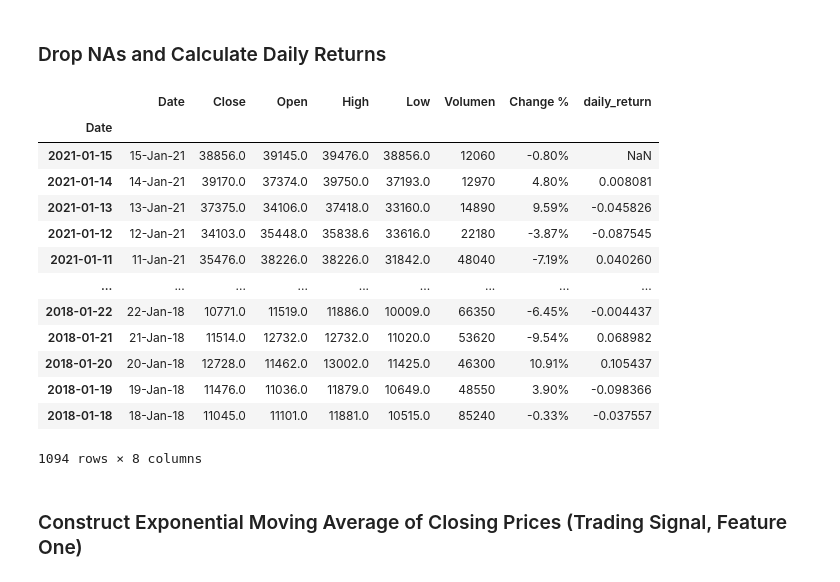
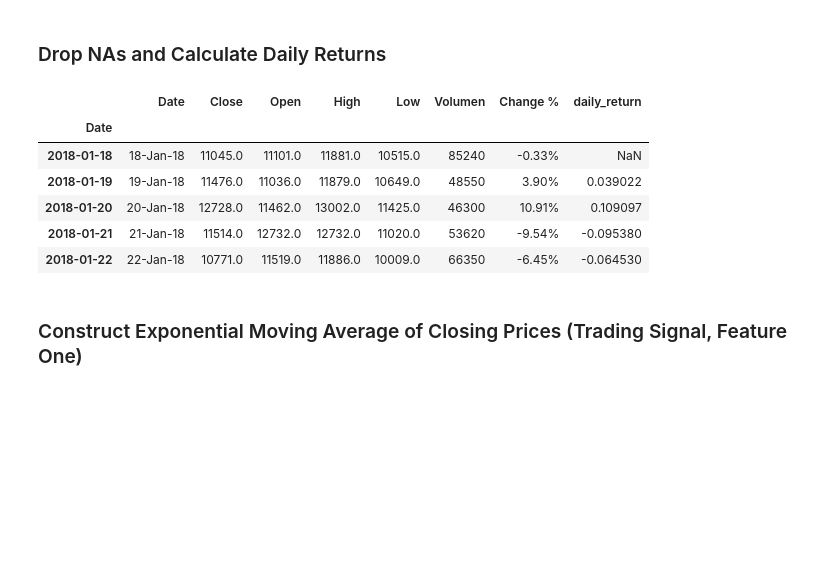
Before and after one commit to logic25/project2, a Jupyter notebook: project2/signal.ipynb, the cells around one changed output. Cells and saved outputs as stored; diff of their text form; code cells hidden in the pictures; blank space fills up the shorter version.

```diff
--- a/project2/signal.ipynb
+++ b/project2/signal.ipynb
@@ -61,22 +44,15 @@ btc_df
 # %%
 # Drop NAs and calculate daily percent return
 btc_df['daily_return'] = btc_df['Close'].dropna().pct_change()
-btc_df
+btc_df.head()
 # %% [output]
 |  | Date | Close | Open | High | Low | Volumen | Change % | daily_return |
 | Date |  |  |  |  |  |  |  |  |
-| 2021-01-15 | 15-Jan-21 | 38856.0 | 39145.0 | 39476.0 | 38856.0 | 12060 | -0.80% | NaN |
-| 2021-01-14 | 14-Jan-21 | 39170.0 | 37374.0 | 39750.0 | 37193.0 | 12970 | 4.80% | 0.008081 |
-| 2021-01-13 | 13-Jan-21 | 37375.0 | 34106.0 | 37418.0 | 33160.0 | 14890 | 9.59% | -0.045826 |
-| 2021-01-12 | 12-Jan-21 | 34103.0 | 35448.0 | 35838.6 | 33616.0 | 22180 | -3.87% | -0.087545 |
-| 2021-01-11 | 11-Jan-21 | 35476.0 | 38226.0 | 38226.0 | 31842.0 | 48040 | -7.19% | 0.040260 |
-| ... | ... | ... | ... | ... | ... | ... | ... | ... |
-| 2018-01-22 | 22-Jan-18 | 10771.0 | 11519.0 | 11886.0 | 10009.0 | 66350 | -6.45% | -0.004437 |
-| 2018-01-21 | 21-Jan-18 | 11514.0 | 12732.0 | 12732.0 | 11020.0 | 53620 | -9.54% | 0.068982 |
-| 2018-01-20 | 20-Jan-18 | 12728.0 | 11462.0 | 13002.0 | 11425.0 | 46300 | 10.91% | 0.105437 |
-| 2018-01-19 | 19-Jan-18 | 11476.0 | 11036.0 | 11879.0 | 10649.0 | 48550 | 3.90% | -0.098366 |
-| 2018-01-18 | 18-Jan-18 | 11045.0 | 11101.0 | 11881.0 | 10515.0 | 85240 | -0.33% | -0.037557 |
+| 2018-01-18 | 18-Jan-18 | 11045.0 | 11101.0 | 11881.0 | 10515.0 | 85240 | -0.33% | NaN |
+| 2018-01-19 | 19-Jan-18 | 11476.0 | 11036.0 | 11879.0 | 10649.0 | 48550 | 3.90% | 0.039022 |
+| 2018-01-20 | 20-Jan-18 | 12728.0 | 11462.0 | 13002.0 | 11425.0 | 46300 | 10.91% | 0.109097 |
+| 2018-01-21 | 21-Jan-18 | 11514.0 | 12732.0 | 12732.0 | 11020.0 | 53620 | -9.54% | -0.095380 |
+| 2018-01-22 | 22-Jan-18 | 10771.0 | 11519.0 | 11886.0 | 10009.0 | 66350 | -6.45% | -0.064530 |
-1094 rows × 8 columns
 # %% [markdown]
 ### Construct Exponential Moving Average of Closing Prices (Trading Signal, Feature One)
 # %%
```
Also changed, not shown: parts of 22 cells of this notebook, 2 other files.
